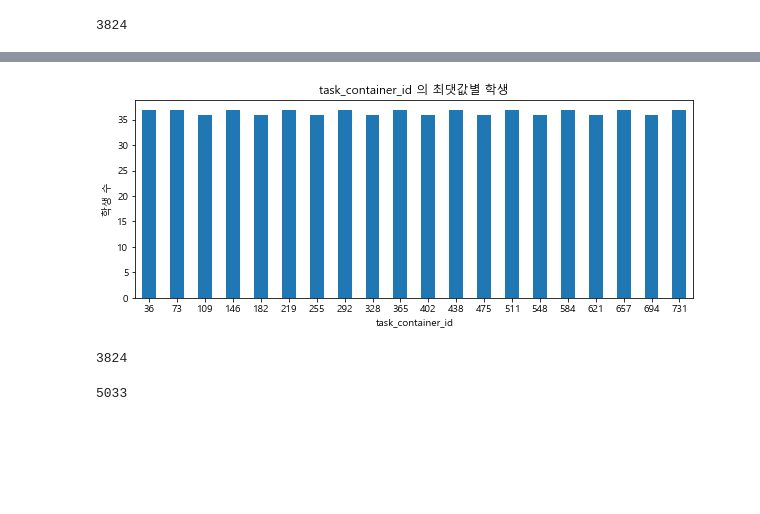
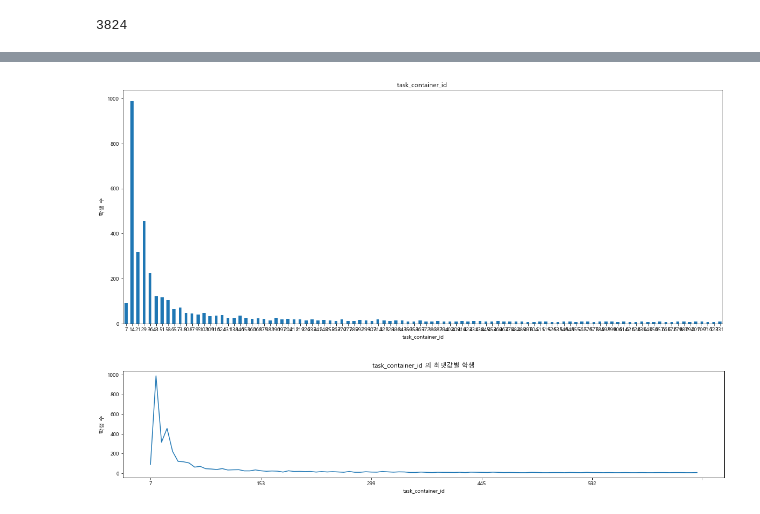
Before and after one commit to ingu627/answer_correctness, a Jupyter notebook: Train_Lectures.ipynb, the cells around one changed output, grey strips where cells are left out. Cells and saved outputs as stored; diff of their text form; code cells hidden in the pictures; blank space fills up the shorter version.

```diff
--- a/Train_Lectures.ipynb
+++ b/Train_Lectures.ipynb
@@ -179,4 +172,3 @@ len(tmp)
 # %%
-bin_labels_20 = [int(731/20*x) for x in range(1,21)]
-tmp['ts_bin'] = pd.qcut(tmp['task_container_id'], q=20, labels=bin_labels_20)
-tmp
+bin_labels_20 = [int(731/100*x) for x in range(1,101)]
+tmp['ts_bin'] = pd.qcut(tmp['task_container_id'], q=100, labels=bin_labels_20)
@@ -218,19 +175,21 @@ tmp.groupby("ts_bin").sum()
+# %%
+plt.figure(figsize=(20,8))
+tmp.groupby("ts_bin").user_id.sum().plot.bar()
+plt.title("task_container_id ")
+plt.xlabel("task_container_id")
+plt.ylabel("학생 수")
+plt.xticks(rotation=0)
+plt.show()
+# %% [output]
+[figure, added]
 # %%
-fig1=plt.figure(figsize=(10,8))
+fig1=plt.figure(figsize=(20,8))
 p = fig1.add_subplot(2,1,1)
-p = tmp.groupby("ts_bin").sum()['user_id'].plot.bar()
-plt.title("task_container_id 의 최댓값별 학생")
+p = tmp.groupby("ts_bin").user_id.sum().plot()
+plt.title("task_container_id ")
 plt.xlabel("task_container_id")
 plt.ylabel("학생 수")
 plt.xticks(rotation=0)
 plt.show()
 # %% [output]
-[figure, old version]
+[figure, new version]
-# %%
-TrQu.user_id.nunique()
-# %% [output]
-3824
-# %%
-tmp.task_container_id.max()
-# %% [output]
-5033
```
Also changed, not shown: parts of 6 cells of this notebook.
